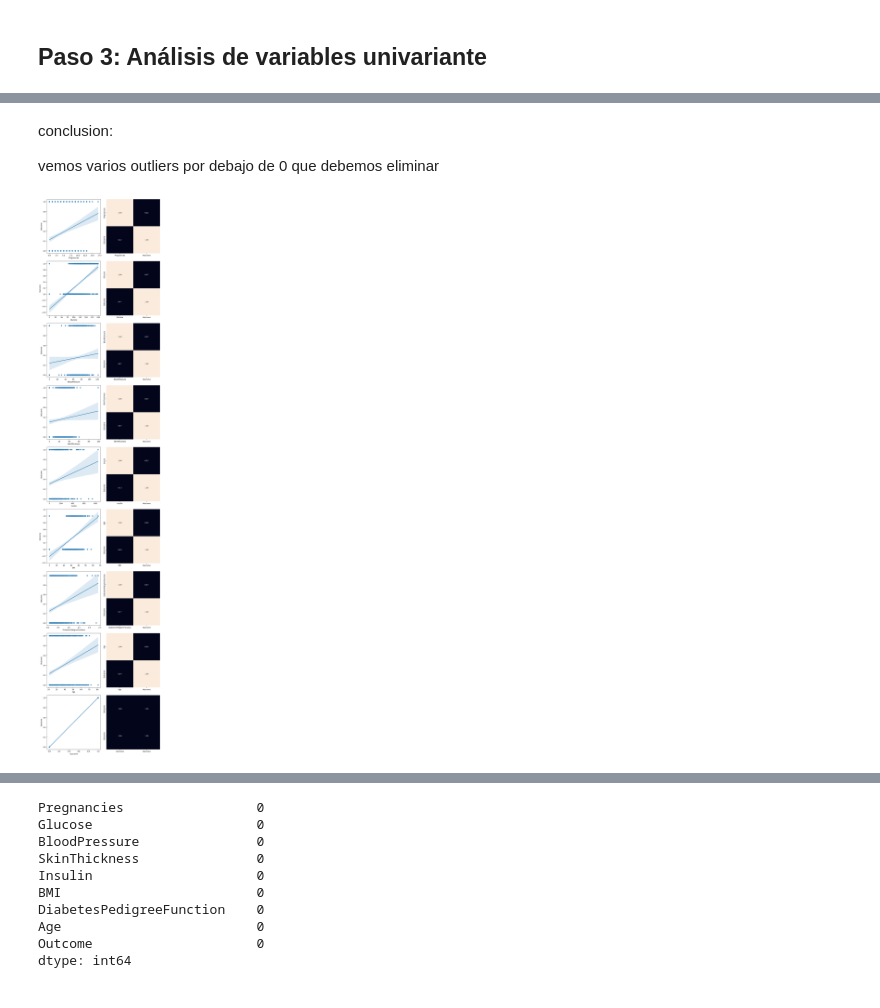
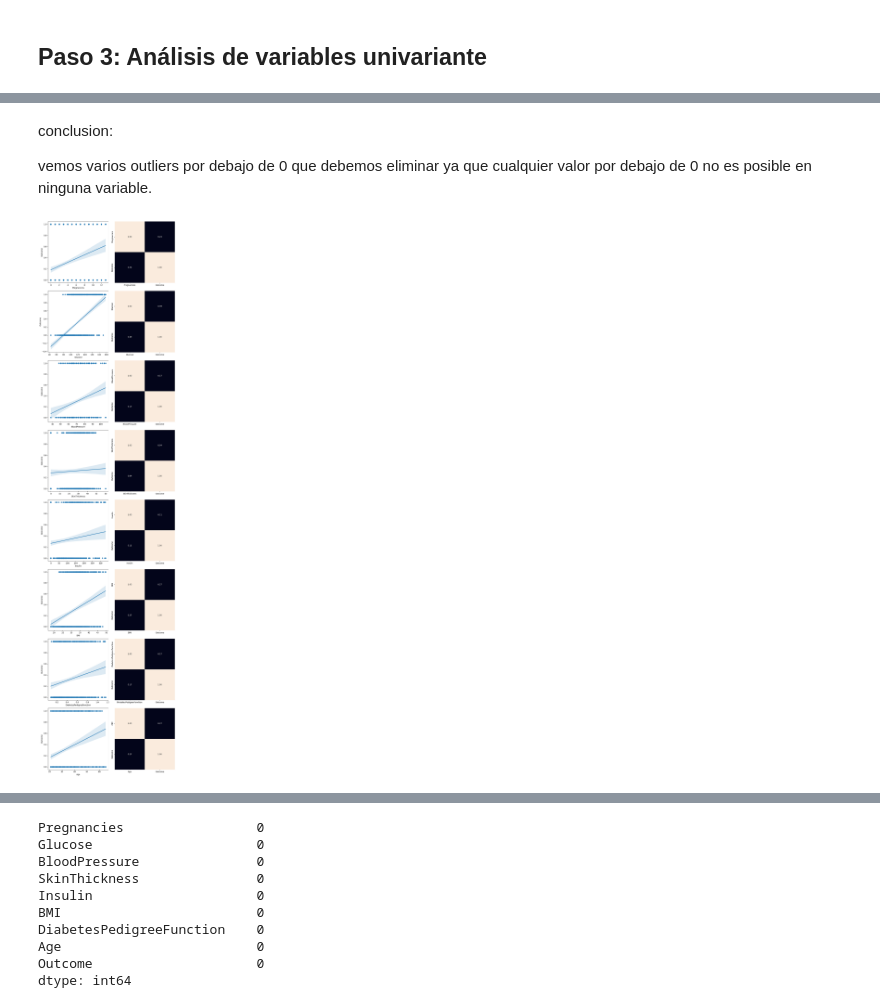
Before and after one commit to jaimed411/017-PROYECTO1-decission-trees-diabetes, a Jupyter notebook: src/explore.ipynb, the cells around one changed output, grey strips where cells are left out. Drawn from its saved outputs; the diff is of its cells as text; code cells hidden in the pictures.

```diff
--- a/src/explore.ipynb
+++ b/src/explore.ipynb
@@ -163,35 +159,35 @@ plt.show()
 # %% [markdown]
 conclusion:
 
-vemos varios outliers por debajo de 0 que debemos eliminar
+vemos varios outliers por debajo de 0 que debemos eliminar ya que cualquier valor por debajo de 0 no es posible en ninguna variable.
 # %%
 #analisis numerico-numerico
 
 
 import matplotlib.pyplot as plt
 import seaborn as sns
 
 # Variables numéricas a incluir en el análisis
 numeric_variables_diabetes = ['Pregnancies', 'Glucose', 'BloodPressure', 'SkinThickness', 'Insulin', 'BMI',
-                              'DiabetesPedigreeFunction', 'Age', 'Outcome']
+                              'DiabetesPedigreeFunction', 'Age']
 
 # Crear una figura de subplots con configuración de filas y columnas
 num_rows_diabetes = len(numeric_variables_diabetes)
 fig_diabetes, axis_diabetes = plt.subplots(num_rows_diabetes, 2, figsize=(10, 5*num_rows_diabetes))
 
 # Generar los gráficos de dispersión y las matrices de correlación para las variables numéricas
 for i, var in enumerate(numeric_variables_diabetes):
     sns.regplot(ax=axis_diabetes[i, 0], data=dataframe, x=var, y="Outcome")
     sns.heatmap(dataframe[[var, "Outcome"]].corr(), annot=True, fmt=".2f", ax=axis_diabetes[i, 1], cbar=False)
     axis_diabetes[i, 0].set_ylabel("Outcome")
 
 # Ajustar el layout
 plt.tight_layout()
 
 # Mostrar el plot
 plt.show()
 # %% [output]
-[figure, old version]
+[figure, new version]
 # %%
 #analisis correlaciones
 
```
Also changed, not shown: parts of 38 cells of this notebook, 2 other files.
